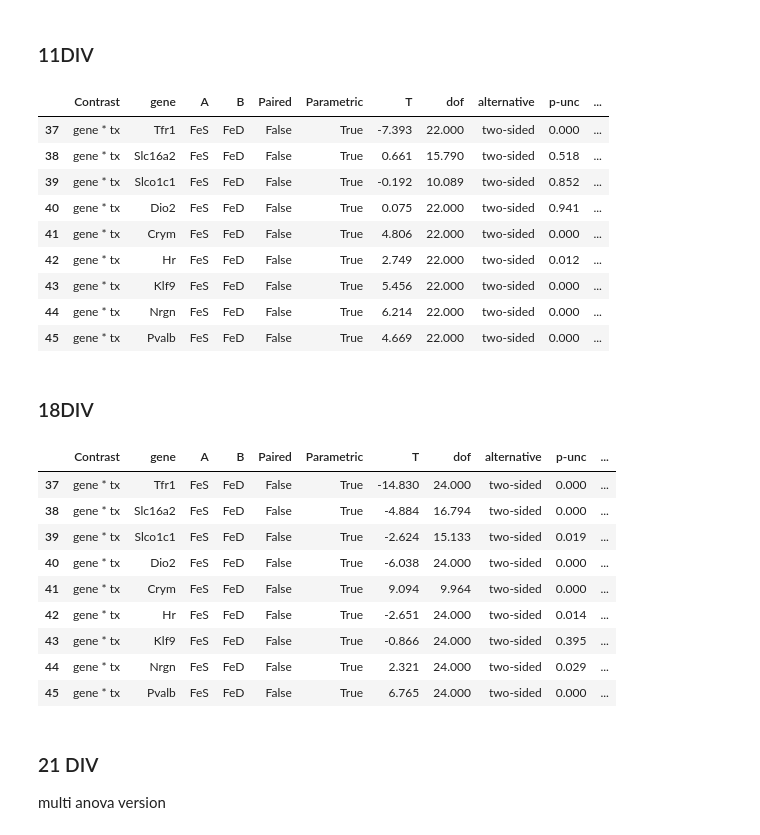
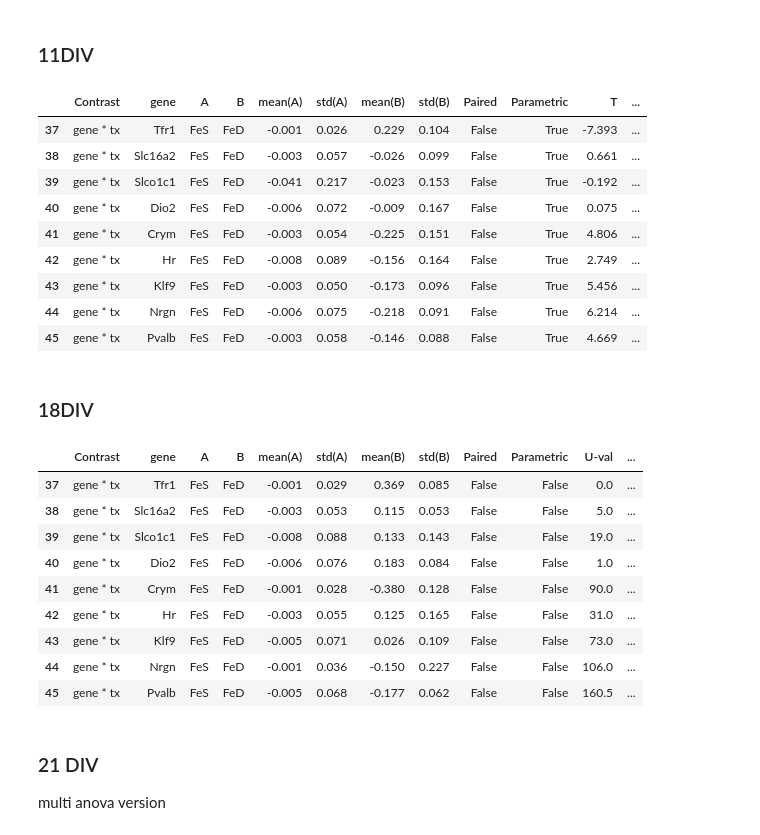
Before and after one commit to TimMonko/2023-FeD-TH-manuscript, a Jupyter notebook: Data Analysis/IronTH-qPCR-manuscript-2023-03-17.ipynb, the cells around one changed output. Cells and saved outputs as stored; diff of their text form; code cells hidden in the pictures.

```diff
--- a/Data Analysis/IronTH-qPCR-manuscript-2023-03-17.ipynb
+++ b/Data Analysis/IronTH-qPCR-manuscript-2023-03-17.ipynb
@@ -191,28 +191,30 @@ Use multi-ttesting.
 # %%
 stats_data = indexing(
     data=data.dropna().apply(np.log10),
     div=['11'],
 ).reset_index()
 
 pwt = pg.pairwise_tests(
     data=stats_data,
     dv='mrna',
     between=['gene', 'tx'],
     nan_policy='pairwise',
+    return_desc=True,
+    correction='auto',
 ).round(3)
 
 pwt[pwt.gene != '-']
 # %% [output]
-|  | Contrast | gene | A | B | Paired | Parametric | T | dof | alternative | p-unc | ... |
-| 37 | gene * tx | Tfr1 | FeS | FeD | False | True | -7.393 | 22.000 | two-sided | 0.000 | ... |
-| 38 | gene * tx | Slc16a2 | FeS | FeD | False | True | 0.661 | 15.790 | two-sided | 0.518 | ... |
-| 39 | gene * tx | Slco1c1 | FeS | FeD | False | True | -0.192 | 10.089 | two-sided | 0.852 | ... |
-| 40 | gene * tx | Dio2 | FeS | FeD | False | True | 0.075 | 22.000 | two-sided | 0.941 | ... |
-| 41 | gene * tx | Crym | FeS | FeD | False | True | 4.806 | 22.000 | two-sided | 0.000 | ... |
-| 42 | gene * tx | Hr | FeS | FeD | False | True | 2.749 | 22.000 | two-sided | 0.012 | ... |
-| 43 | gene * tx | Klf9 | FeS | FeD | False | True | 5.456 | 22.000 | two-sided | 0.000 | ... |
-| 44 | gene * tx | Nrgn | FeS | FeD | False | True | 6.214 | 22.000 | two-sided | 0.000 | ... |
-| 45 | gene * tx | Pvalb | FeS | FeD | False | True | 4.669 | 22.000 | two-sided | 0.000 | ... |
+|  | Contrast | gene | A | B | mean(A) | std(A) | mean(B) | std(B) | Paired | Parametric | T | ... |
+| 37 | gene * tx | Tfr1 | FeS | FeD | -0.001 | 0.026 | 0.229 | 0.104 | False | True | -7.393 | ... |
+| 38 | gene * tx | Slc16a2 | FeS | FeD | -0.003 | 0.057 | -0.026 | 0.099 | False | True | 0.661 | ... |
+| 39 | gene * tx | Slco1c1 | FeS | FeD | -0.041 | 0.217 | -0.023 | 0.153 | False | True | -0.192 | ... |
+| 40 | gene * tx | Dio2 | FeS | FeD | -0.006 | 0.072 | -0.009 | 0.167 | False | True | 0.075 | ... |
+| 41 | gene * tx | Crym | FeS | FeD | -0.003 | 0.054 | -0.225 | 0.151 | False | True | 4.806 | ... |
+| 42 | gene * tx | Hr | FeS | FeD | -0.008 | 0.089 | -0.156 | 0.164 | False | True | 2.749 | ... |
+| 43 | gene * tx | Klf9 | FeS | FeD | -0.003 | 0.050 | -0.173 | 0.096 | False | True | 5.456 | ... |
+| 44 | gene * tx | Nrgn | FeS | FeD | -0.006 | 0.075 | -0.218 | 0.091 | False | True | 6.214 | ... |
+| 45 | gene * tx | Pvalb | FeS | FeD | -0.003 | 0.058 | -0.146 | 0.088 | False | True | 4.669 | ... |
 # %% [markdown]
 ### 18DIV
 # %%
@@ -226,20 +228,23 @@ pwt = pg.pairwise_tests(
     dv='mrna',
     between=['gene', 'tx'],
     nan_policy='pairwise',
+    parametric=False,
+    return_desc=True,
+    correction='auto',
 ).round(3)
 
 pwt[pwt.gene != '-']
 # %% [output]
-|  | Contrast | gene | A | B | Paired | Parametric | T | dof | alternative | p-unc | ... |
-| 37 | gene * tx | Tfr1 | FeS | FeD | False | True | -14.830 | 24.000 | two-sided | 0.000 | ... |
-| 38 | gene * tx | Slc16a2 | FeS | FeD | False | True | -4.884 | 16.794 | two-sided | 0.000 | ... |
-| 39 | gene * tx | Slco1c1 | FeS | FeD | False | True | -2.624 | 15.133 | two-sided | 0.019 | ... |
-| 40 | gene * tx | Dio2 | FeS | FeD | False | True | -6.038 | 24.000 | two-sided | 0.000 | ... |
-| 41 | gene * tx | Crym | FeS | FeD | False | True | 9.094 | 9.964 | two-sided | 0.000 | ... |
-| 42 | gene * tx | Hr | FeS | FeD | False | True | -2.651 | 24.000 | two-sided | 0.014 | ... |
-| 43 | gene * tx | Klf9 | FeS | FeD | False | True | -0.866 | 24.000 | two-sided | 0.395 | ... |
-| 44 | gene * tx | Nrgn | FeS | FeD | False | True | 2.321 | 24.000 | two-sided | 0.029 | ... |
-| 45 | gene * tx | Pvalb | FeS | FeD | False | True | 6.765 | 24.000 | two-sided | 0.000 | ... |
+|  | Contrast | gene | A | B | mean(A) | std(A) | mean(B) | std(B) | Paired | Parametric | U-val | ... |
+| 37 | gene * tx | Tfr1 | FeS | FeD | -0.001 | 0.029 | 0.369 | 0.085 | False | False | 0.0 | ... |
+| 38 | gene * tx | Slc16a2 | FeS | FeD | -0.003 | 0.053 | 0.115 | 0.053 | False | False | 5.0 | ... |
+| 39 | gene * tx | Slco1c1 | FeS | FeD | -0.008 | 0.088 | 0.133 | 0.143 | False | False | 19.0 | ... |
+| 40 | gene * tx | Dio2 | FeS | FeD | -0.006 | 0.076 | 0.183 | 0.084 | False | False | 1.0 | ... |
+| 41 | gene * tx | Crym | FeS | FeD | -0.001 | 0.028 | -0.380 | 0.128 | False | False | 90.0 | ... |
+| 42 | gene * tx | Hr | FeS | FeD | -0.003 | 0.055 | 0.125 | 0.165 | False | False | 31.0 | ... |
+| 43 | gene * tx | Klf9 | FeS | FeD | -0.005 | 0.071 | 0.026 | 0.109 | False | False | 73.0 | ... |
+| 44 | gene * tx | Nrgn | FeS | FeD | -0.001 | 0.036 | -0.150 | 0.227 | False | False | 106.0 | ... |
+| 45 | gene * tx | Pvalb | FeS | FeD | -0.005 | 0.068 | -0.177 | 0.062 | False | False | 160.5 | ... |
 # %% [markdown]
 ### 21 DIV
 multi anova version
```
Also changed, not shown: parts of 8 cells of this notebook, 14 other files.
